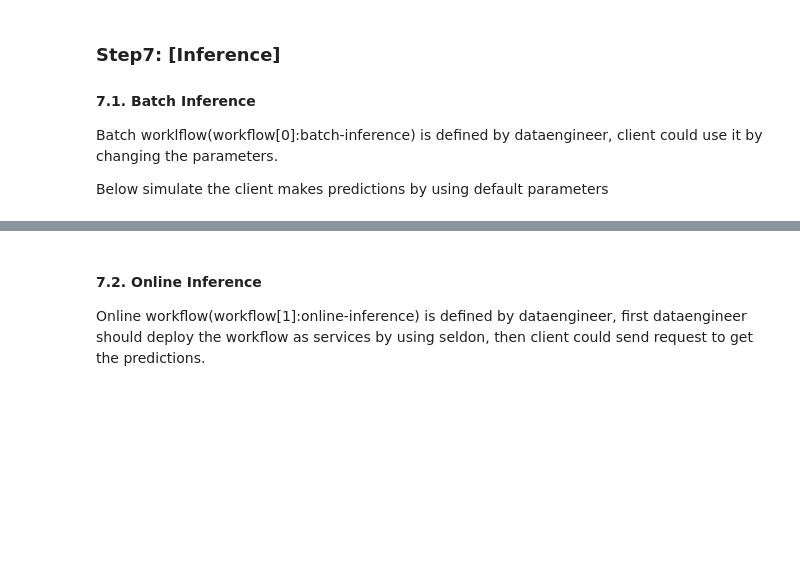
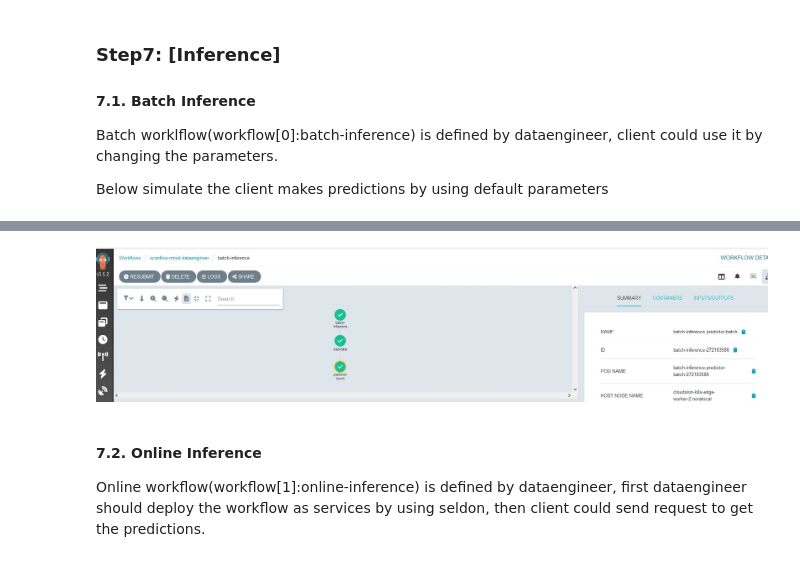
Before and after one commit to bsc-scanflow/scanflow, a Jupyter notebook: tutorials/mnist/mnist-dataengineer.ipynb, the cells around one changed output, grey strips where cells are left out. Cells and saved outputs as stored; diff of their text form; code cells hidden in the pictures; blank space fills up the shorter version.

```diff
--- a/tutorials/mnist/mnist-dataengineer.ipynb
+++ b/tutorials/mnist/mnist-dataengineer.ipynb
@@ -391,6 +399,11 @@ spec:
       persistentVolumeClaim:
         claimName: scanflow-scanflow-mnist-dataengineer
 True
+# %%
+from IPython.display import Image
+Image("/home/rocky/k8s_resources/scanflow/images/cloudskin/dataengineer-batch-inference.jpg", width=1200, height=400)
+# %% [output]
+[figure, added]
 # %% [markdown]
 #### 7.2. Online Inference
 Online workflow(workflow[1]:online-inference) is defined by dataengineer, first dataengineer should deploy the workflow as services by using seldon, then client could send request to get the predictions.
```
Also changed, not shown: parts of 21 cells of this notebook, 5 other files.
